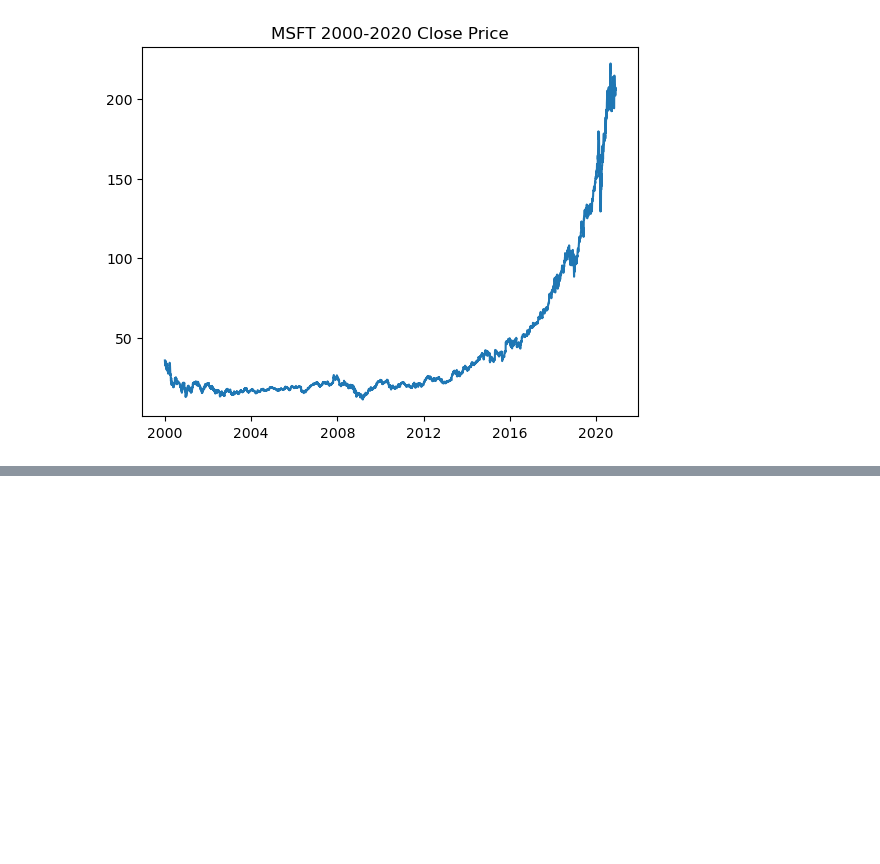
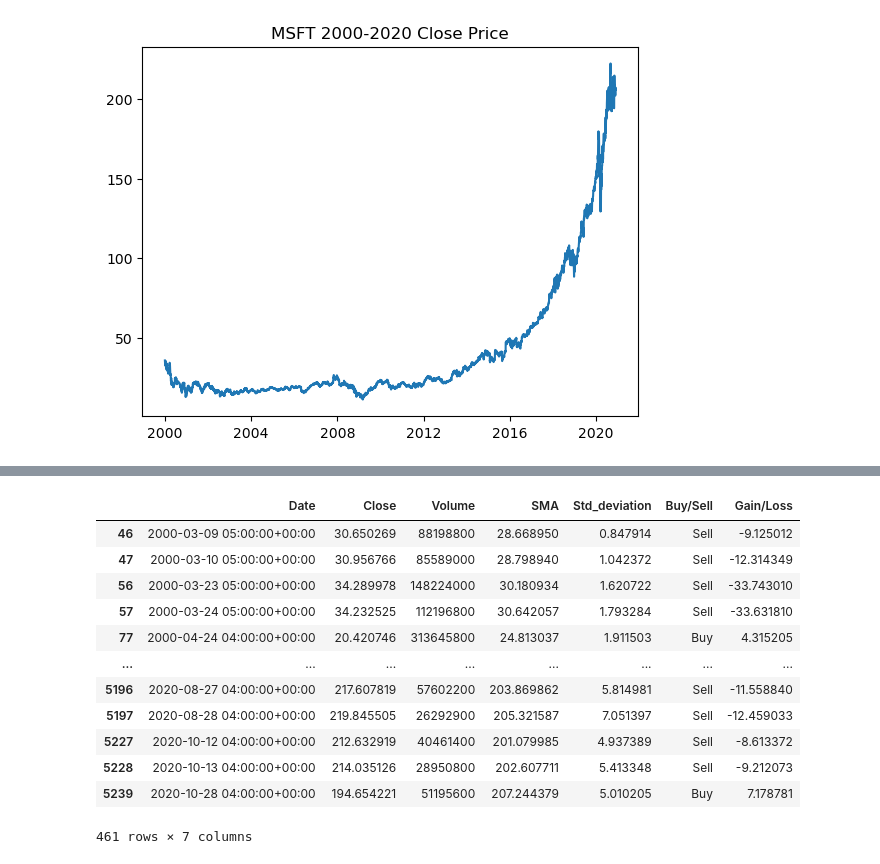
Before and after one commit to andrewa1270/mean-reversion-algo, a Jupyter notebook: main.ipynb, the cells around one changed output, grey strips where cells are left out. Saved outputs shown, nothing was run; the diff lists cells and outputs as text; code cells hidden in the pictures; blank space fills up the shorter version.

```diff
--- a/main.ipynb
+++ b/main.ipynb
@@ -26,0 +110,16 @@ Name: 80, dtype: object
+# %%
+msft_historical_data[msft_historical_data["Buy/Sell"] != "Neither"]
+# %% [output]
+|  | Date | Close | Volume | SMA | Std_deviation | Buy/Sell | Gain/Loss |
+| 46 | 2000-03-09 05:00:00+00:00 | 30.650269 | 88198800 | 28.668950 | 0.847914 | Sell | -9.125012 |
+| 47 | 2000-03-10 05:00:00+00:00 | 30.956766 | 85589000 | 28.798940 | 1.042372 | Sell | -12.314349 |
+| 56 | 2000-03-23 05:00:00+00:00 | 34.289978 | 148224000 | 30.180934 | 1.620722 | Sell | -33.743010 |
+| 57 | 2000-03-24 05:00:00+00:00 | 34.232525 | 112196800 | 30.642057 | 1.793284 | Sell | -33.631810 |
+| 77 | 2000-04-24 04:00:00+00:00 | 20.420746 | 313645800 | 24.813037 | 1.911503 | Buy | 4.315205 |
+| ... | ... | ... | ... | ... | ... | ... | ... |
+| 5196 | 2020-08-27 04:00:00+00:00 | 217.607819 | 57602200 | 203.869862 | 5.814981 | Sell | -11.558840 |
+| 5197 | 2020-08-28 04:00:00+00:00 | 219.845505 | 26292900 | 205.321587 | 7.051397 | Sell | -12.459033 |
+| 5227 | 2020-10-12 04:00:00+00:00 | 212.632919 | 40461400 | 201.079985 | 4.937389 | Sell | -8.613372 |
+| 5228 | 2020-10-13 04:00:00+00:00 | 214.035126 | 28950800 | 202.607711 | 5.413348 | Sell | -9.212073 |
+| 5239 | 2020-10-28 04:00:00+00:00 | 194.654221 | 51195600 | 207.244379 | 5.010205 | Buy | 7.178781 |
+461 rows × 7 columns
```
Also changed, not shown: parts of 20 cells of this notebook, 1 other file.
